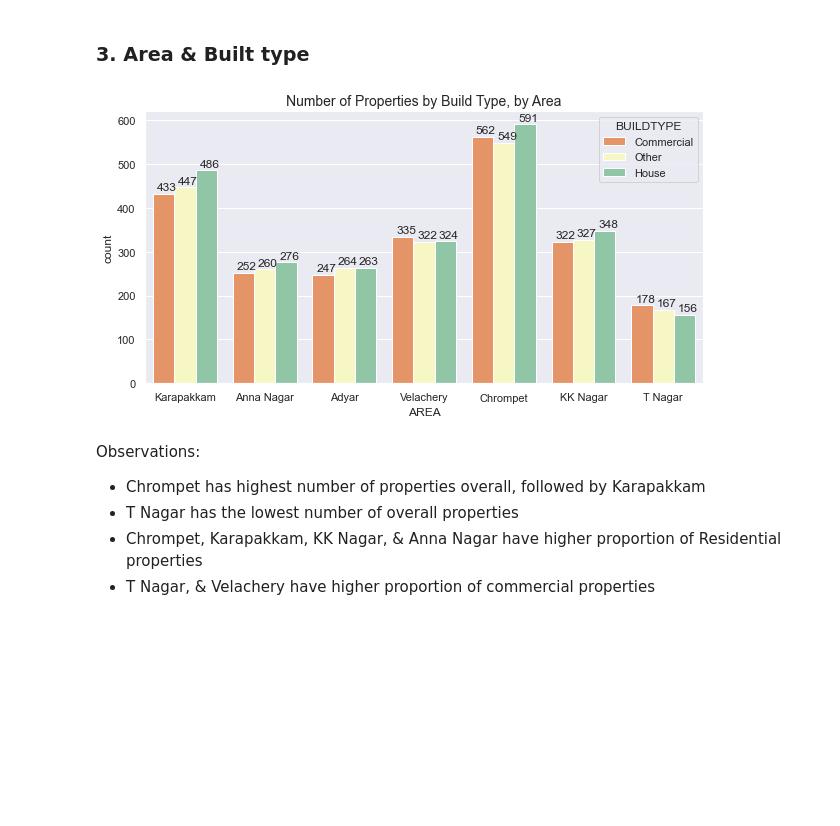
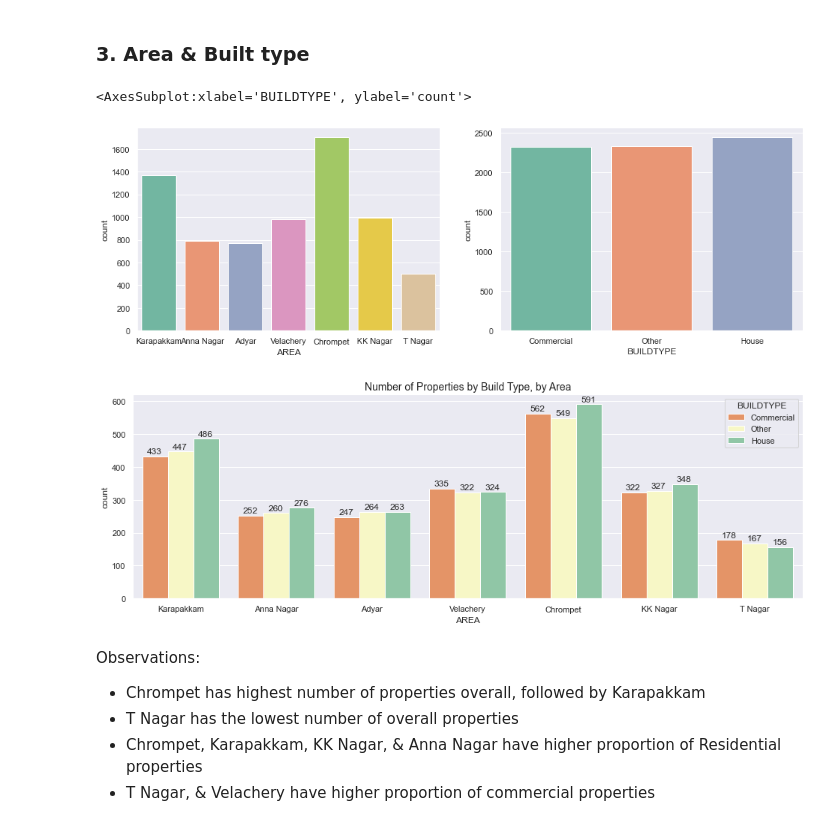
Before and after one commit to JohnSR12/House-Price-Prediction, a Jupyter notebook: Chennai Price Prediction.ipynb, the cells around one changed output. Cells and saved outputs as stored; diff of their text form; code cells hidden in the pictures; blank space fills up the shorter version.

```diff
--- a/Chennai Price Prediction.ipynb
+++ b/Chennai Price Prediction.ipynb
@@ -105,5 +112,5 @@ dtype: float64
 # %%
-df["QS_OVERALL"] = df["QS_OVERALL"].replace(np.nan, 3.5)
+df["QS_OVERALL"] = df["QS_OVERALL"].replace(np.nan, 3.503)
 #df.loc[[15]]
 # %% [markdown]
 ### Converting the datatype of some Features to integer as per logic
@@ -263,16 +270,28 @@ plt.show()
 # %% [markdown]
 ### 3. Area & Built type
+# %%
+plt.figure(figsize=(16,5))
+sns.set_theme()
+
+plt.subplot(1,2,1)
+sns.countplot(data=df, x="AREA", palette="Set2")
+
+plt.subplot(1,2,2)
+sns.countplot(data=df, x="BUILDTYPE", palette="Set2")
+# %% [output]
+<AxesSubplot:xlabel='BUILDTYPE', ylabel='count'>
+[figure, added]
 # %%
-plt.figure(figsize=(10,5))
+plt.figure(figsize=(16,5))
 plt.title('Number of Properties by Build Type, by Area', fontdict={'fontsize':14})
 ax = sns.countplot(x='AREA', hue='BUILDTYPE', palette="Spectral", data=df)
 
 for p in ax.patches:
    ax.annotate('{:.0f}'.format(p.get_height()), (p.get_x()+0.05, p.get_height()+8))
 
 plt.show()
 # %% [output]
-[figure, old version]
+[figure, new version]
 # %% [markdown]
 Observations:
 - Chrompet has highest number of properties overall, followed by Karapakkam
```
Also changed, not shown: parts of 43 cells of this notebook.
